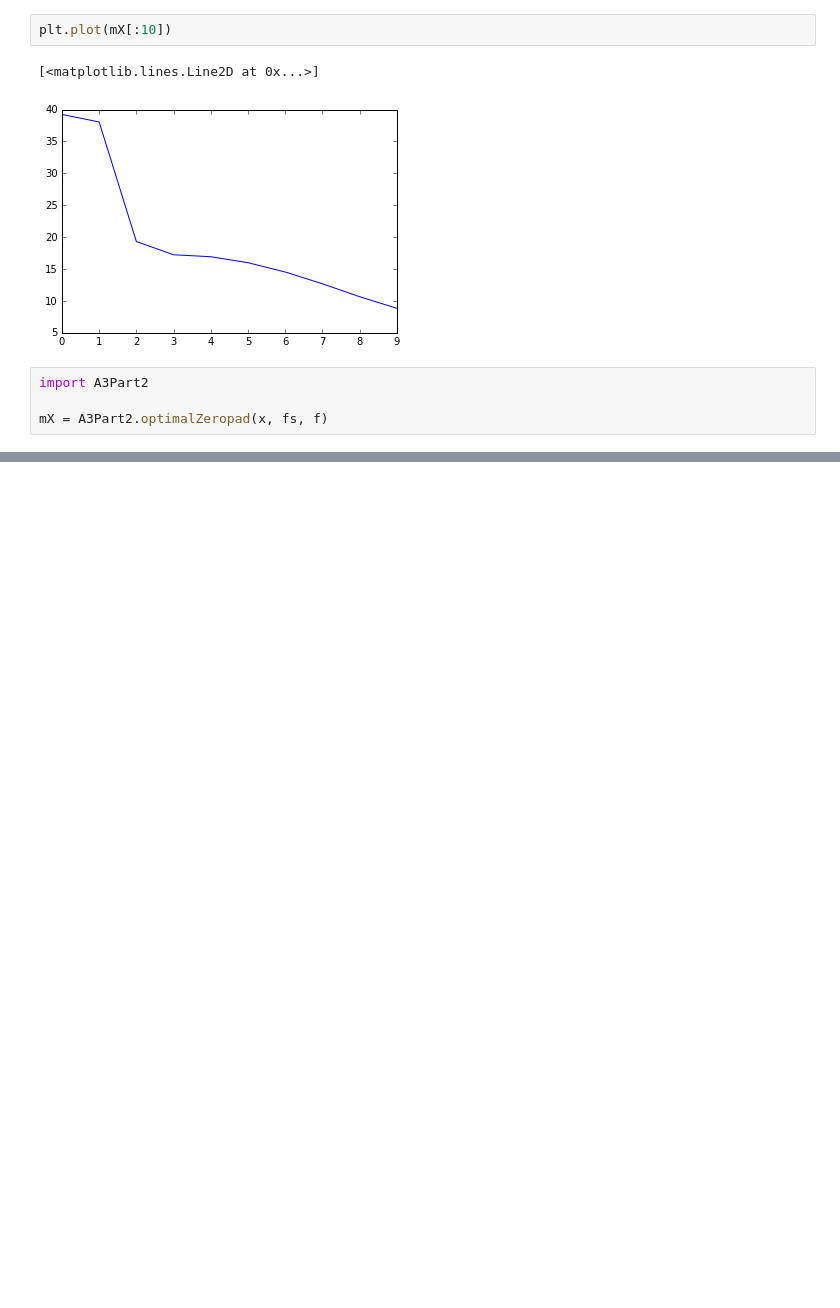
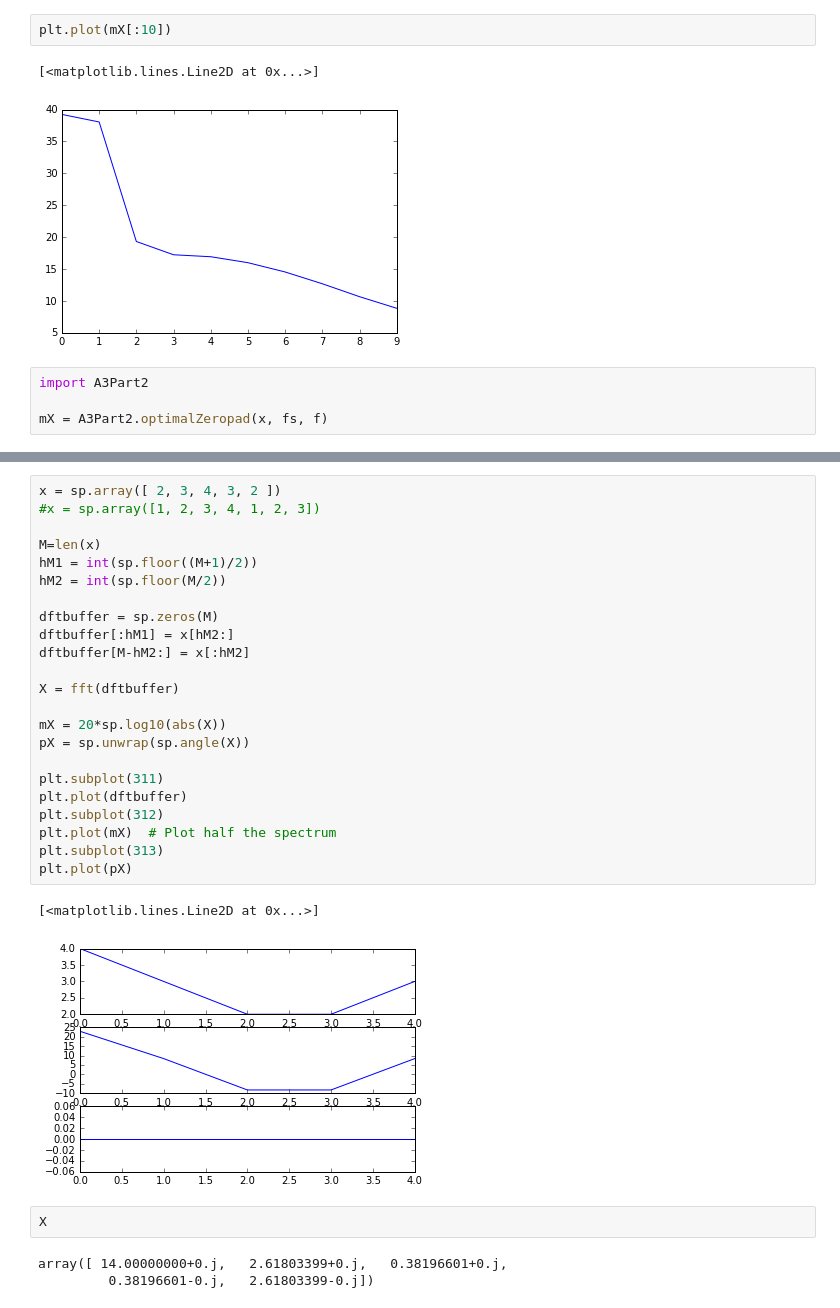
Before and after one commit to stembl/sigproc, a Jupyter notebook: notes/ASP, Week 3, Notes.ipynb, the cells around one changed output, grey strips where cells are left out. Cells and saved outputs as stored; diff of their text form; blank space fills up the shorter version.

```diff
--- a/notes/ASP, Week 3, Notes.ipynb
+++ b/notes/ASP, Week 3, Notes.ipynb
@@ -245,0 +242,31 @@ mX = A3Part2.optimalZeropad(x, fs, f)
+# %%
+x = sp.array([ 2, 3, 4, 3, 2 ])
+#x = sp.array([1, 2, 3, 4, 1, 2, 3])
+
+M=len(x)
+hM1 = int(sp.floor((M+1)/2))
+hM2 = int(sp.floor(M/2))
+
+dftbuffer = sp.zeros(M)
+dftbuffer[:hM1] = x[hM2:]
+dftbuffer[M-hM2:] = x[:hM2]
+
+X = fft(dftbuffer)
+
+mX = 20*sp.log10(abs(X))
+pX = sp.unwrap(sp.angle(X))
+
+plt.subplot(311)
+plt.plot(dftbuffer)
+plt.subplot(312)
+plt.plot(mX)  # Plot half the spectrum
+plt.subplot(313)
+plt.plot(pX)
+# %% [output]
+[<matplotlib.lines.Line2D at 0x...>]
+[figure, added]
+# %%
+X
+# %% [output]
+array([ 14.00000000+0.j,   2.61803399+0.j,   0.38196601+0.j,
+         0.38196601-0.j,   2.61803399-0.j])
```
Also changed, not shown: parts of 2 cells of this notebook, 2 other files.
